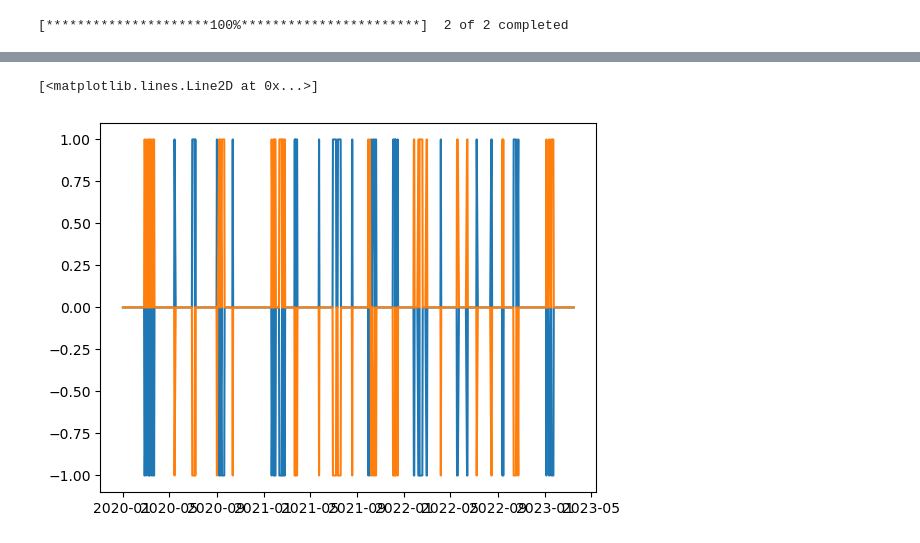
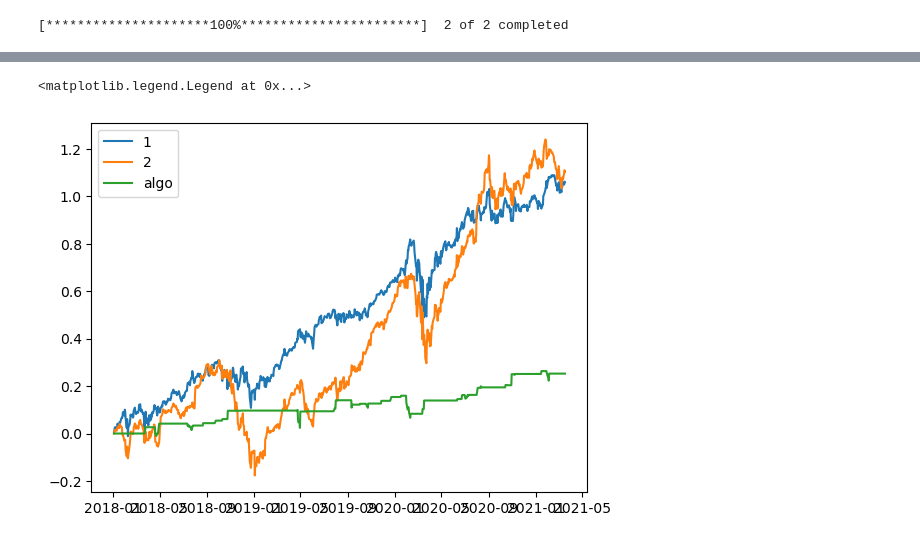
Before and after one commit to flapdragon/pairs-trading, a Jupyter notebook: Pairs Trading.ipynb, the cells around one changed output, grey strips where cells are left out. Drawn from its saved outputs; the diff is of its cells as text; code cells hidden in the pictures.

```diff
--- a/Pairs Trading.ipynb
+++ b/Pairs Trading.ipynb
@@ -82,6 +86,9 @@ plt.legend
-# %%
-plt.plot(asset1_position)
-plt.plot(asset2_position)
-# %% [output]
-[<matplotlib.lines.Line2D at 0x...>]
-[figure, removed]
+# %%
+# Compare with buy-and-hold
+plt.plot(asset1_log_returns.cumsum(), label="1")
+plt.plot(asset2_log_returns.cumsum(), label="2")
+plt.plot(portfolio_log_returns.cumsum(), label="algo")
+plt.legend()
+# %% [output]
+<matplotlib.legend.Legend at 0x...>
+[figure, added]
```
Also changed, not shown: parts of 16 cells of this notebook.
